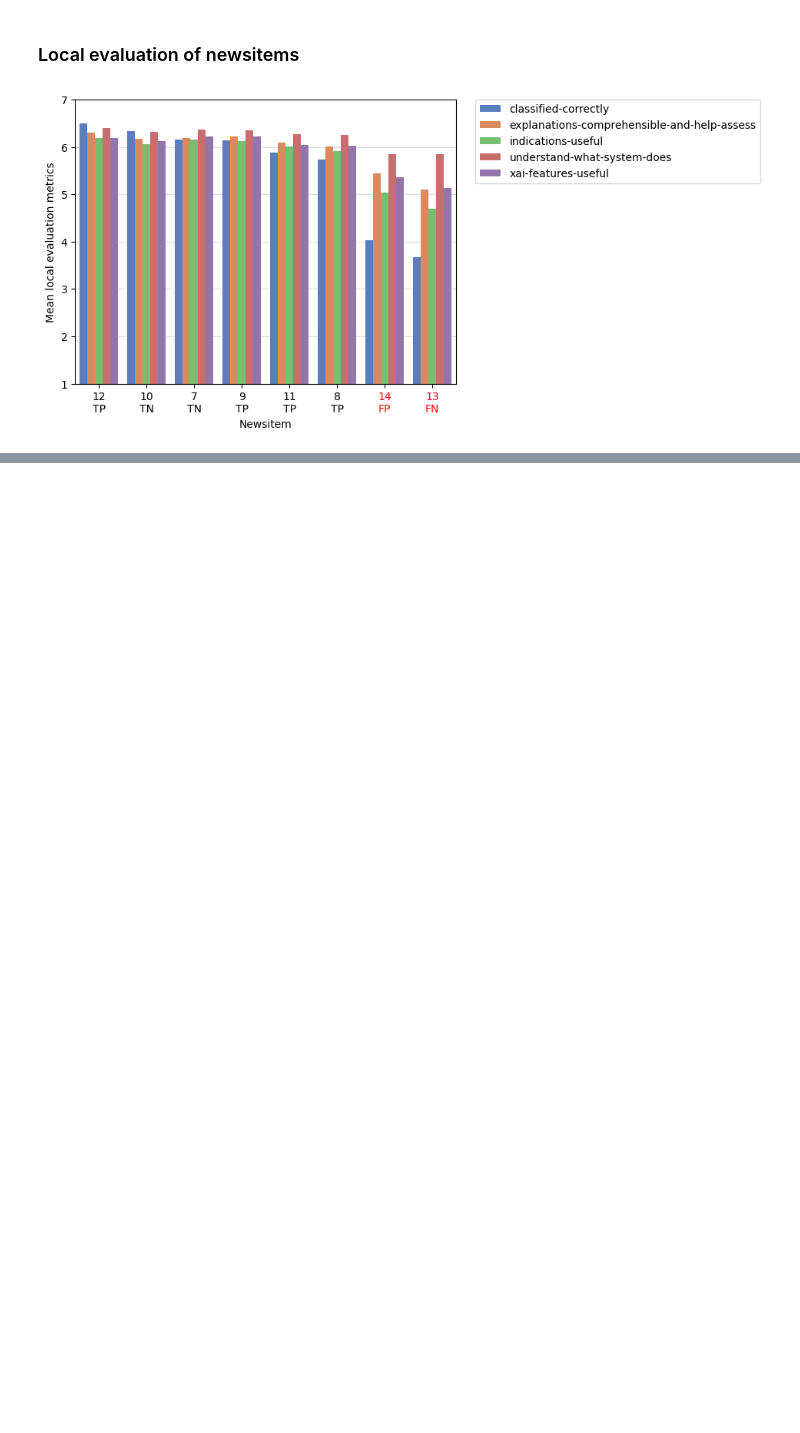
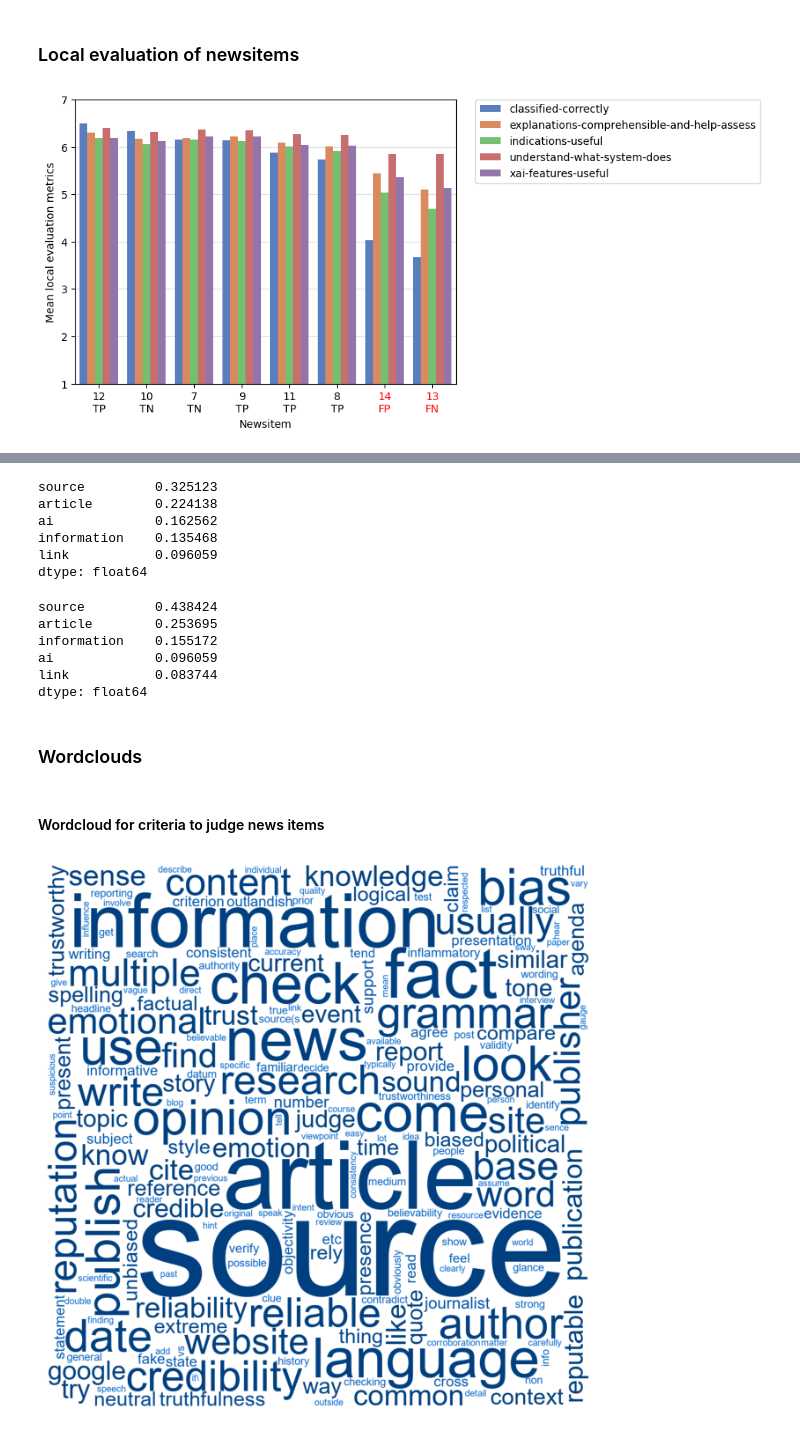
Before and after one commit to csomorbalazs/xai-experiment, a Jupyter notebook: postprocessing/Data_Analysis_XAI.ipynb, the cells around one changed output, grey strips where cells are left out. Saved outputs shown, nothing was run; the diff lists cells and outputs as text; code cells hidden in the pictures; blank space fills up the shorter version.

Commit message:
Add analysis of open questions

```diff
--- a/postprocessing/Data_Analysis_XAI.ipynb
+++ b/postprocessing/Data_Analysis_XAI.ipynb
@@ -907,0 +955,3 @@ stats
+# %%
+information_literacy_cols = [col for col in df.columns if "information-literacy." in col]
+pg.cronbach_alpha(df[information_literacy_cols])
@@ -907,0 +960,2 @@ stats
+# %%
+df["information-literacy"] = np.sum(df[information_literacy_cols], axis=1)
@@ -981,0 +1061,4 @@ highlight(summary_df, highlight_any=True)
+# %%
+criteria_col = "ai-system-evaluation.criteria-to-judge-reliability"
+add_func_col = "ai-system-evaluation.additional-functionality"
+other_info_col = "ai-system-evaluation.other-information-wish"
@@ -981,0 +1125,51 @@ highlight(summary_df, highlight_any=True)
+# %%
+open_question_dfs[add_func_col].mean(numeric_only=True).sort_values(ascending=False).head(5)
+# %% [output]
+source         0.325123
+article        0.224138
+ai             0.162562
+information    0.135468
+link           0.096059
+dtype: float64
+# %%
+open_question_dfs[other_info_col].mean(numeric_only=True).sort_values(ascending=False).head(5)
+# %% [output]
+source         0.438424
+article        0.253695
+information    0.155172
+ai             0.096059
+link           0.083744
+dtype: float64
+# %% [markdown]
+### Wordclouds
+# %%
+from wordcloud import WordCloud
+import matplotlib.pyplot as plt
+
+def grey_color_func(word, font_size, position, orientation, random_state=None, **kwargs):
+  # create a grey color based on the font size
+  return "hsl(210, 100%%, %d%%)" % max(25, (50 - int(font_size * 0.5)))
+
+def generate_wordcloud(freqs):
+  return WordCloud(
+    width=1200,
+    height=1200,
+    background_color="white",
+    font_path="arial",
+    max_words=200,
+    random_state=42,
+    color_func=grey_color_func,
+  ).generate_from_frequencies(freqs)
+# %% [markdown]
+#### Wordcloud for criteria to judge news items
+# %%
+freqs = Counter(words_dict[criteria_col])
+
+wordcloud = generate_wordcloud(freqs)
+
+plt.figure(figsize=(8, 8))
+plt.imshow(wordcloud)
+plt.axis("off")
+plt.show()
+# %% [output]
+[figure, added]
```
Also changed, not shown: parts of 48 cells of this notebook.
